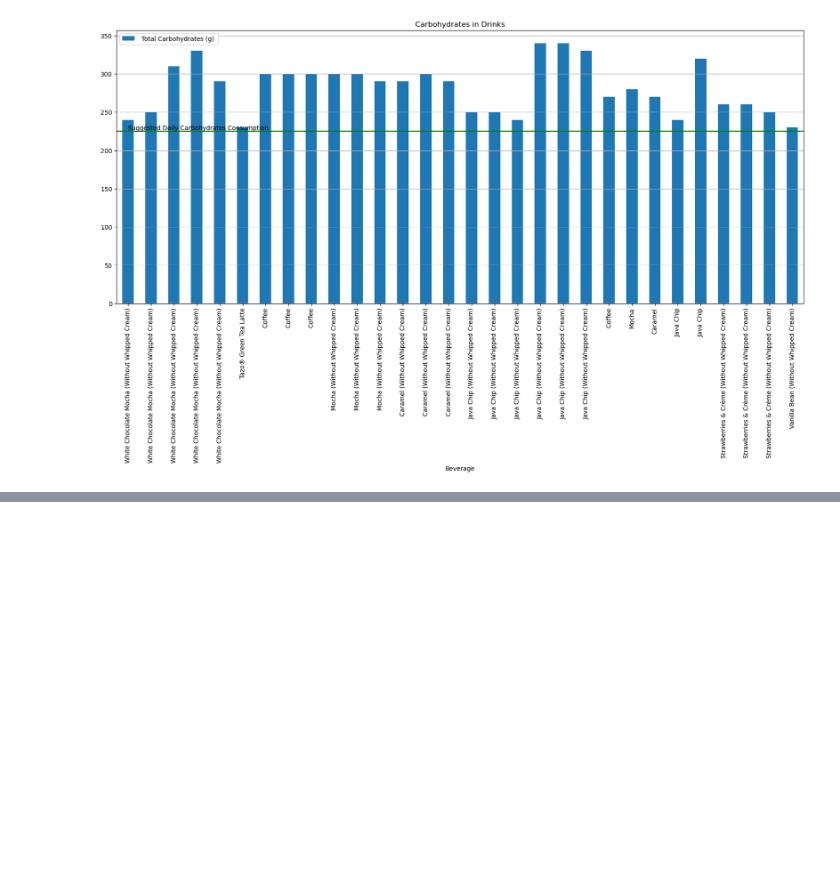
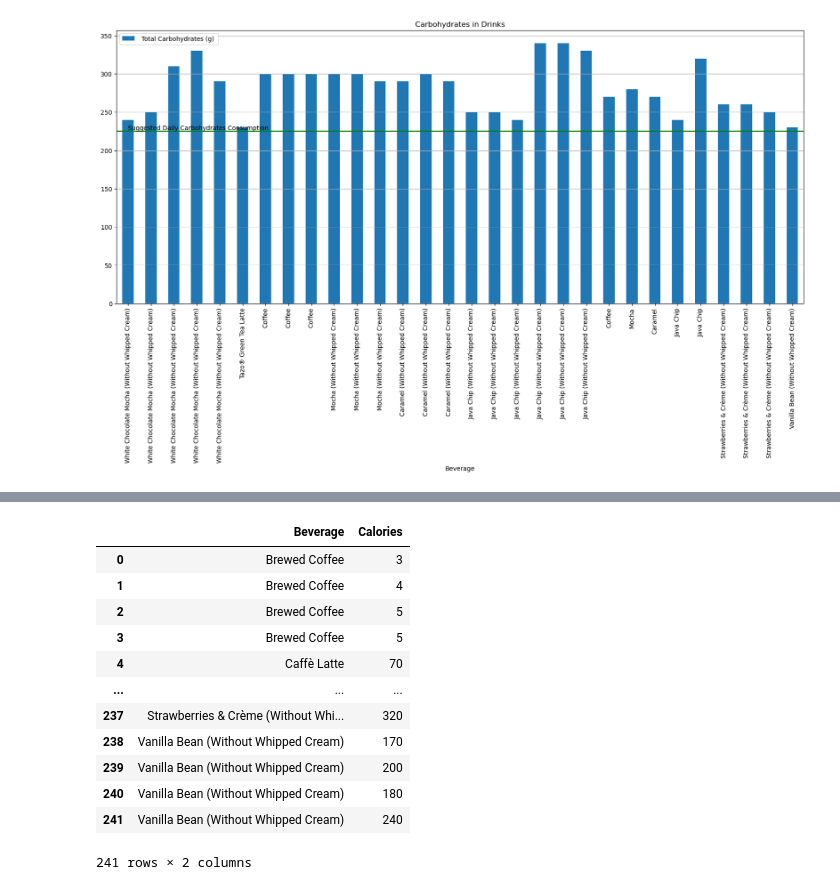
Before and after one commit to tucsonboy/springboard, a Jupyter notebook: Starbucks.ipynb, the cells around one changed output, grey strips where cells are left out. Drawn from its saved outputs; the diff is of its cells as text; code cells hidden in the pictures; blank space fills up the shorter version.

```diff
--- a/Starbucks.ipynb
+++ b/Starbucks.ipynb
@@ -225,0 +260,16 @@ bar_plot.text(x= 0, y=227, s='Suggested Daily Carbohydrates Consumption');
+# %%
+suzy
+# %% [output]
+|  | Beverage | Calories |
+| 0 | Brewed Coffee | 3 |
+| 1 | Brewed Coffee | 4 |
+| 2 | Brewed Coffee | 5 |
+| 3 | Brewed Coffee | 5 |
+| 4 | Caffè Latte | 70 |
+| ... | ... | ... |
+| 237 | Strawberries & Crème (Without Whi... | 320 |
+| 238 | Vanilla Bean (Without Whipped Cream) | 170 |
+| 239 | Vanilla Bean (Without Whipped Cream) | 200 |
+| 240 | Vanilla Bean (Without Whipped Cream) | 180 |
+| 241 | Vanilla Bean (Without Whipped Cream) | 240 |
+241 rows × 2 columns
```
Also changed, not shown: parts of 4 cells of this notebook.
